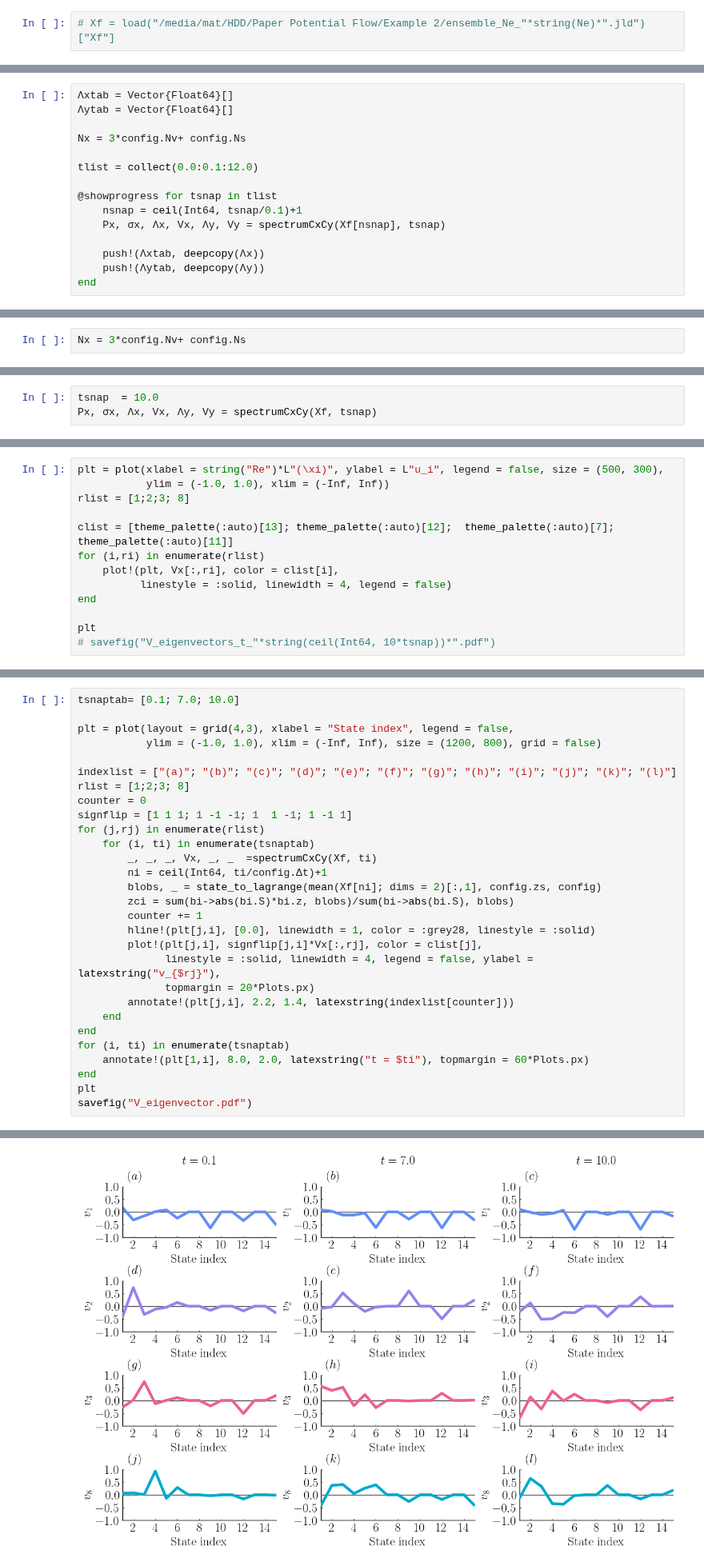
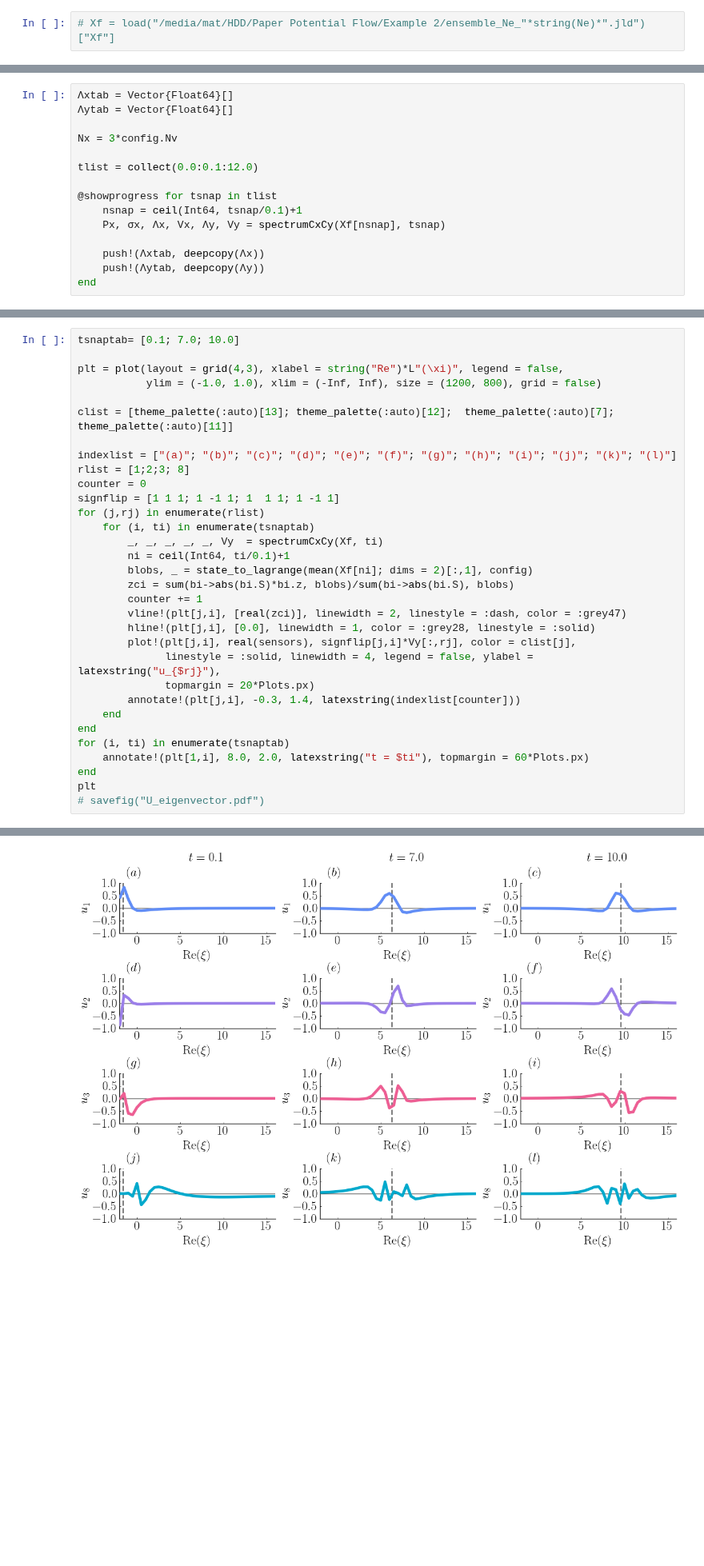
Before and after one commit to mleprovost/LowRankVortex.jl, a Jupyter notebook: example2/Figures Cx Cy EnKF.ipynb, the cells around one changed output, grey strips where cells are left out. Shown at 80% size. Drawn from its saved outputs; the diff is of its cells as text; blank space fills up the shorter version.

```diff
--- a/example2/Figures Cx Cy EnKF.ipynb
+++ b/example2/Figures Cx Cy EnKF.ipynb
@@ -312,7 +297,7 @@ Xf = load("/media/mat/HDD/LowRankVortex.jl/example2/ensemble_reduced_Xf_EnKF_Ne_
 Λxtab = Vector{Float64}[]
 Λytab = Vector{Float64}[]
 
-Nx = 3*config.Nv+ config.Ns
+Nx = 3*config.Nv
 
 tlist = collect(0.0:0.1:12.0)
 
@@ -593,2 +549,0 @@ savefig("example2_energy_spectrum.pdf")
-# %%
-Nx = 3*config.Nv+ config.Ns
@@ -768,3 +662,0 @@ spectrumCxCy (generic function with 1 method)
-# %%
-tsnap  = 10.0
-Px, σx, Λx, Vx, Λy, Vy = spectrumCxCy(Xf, tsnap)
@@ -941,13 +662,0 @@ color_palette
-# %%
-plt = plot(xlabel = string("Re")*L"(\xi)", ylabel = L"u_i", legend = false, size = (500, 300),
-           ylim = (-1.0, 1.0), xlim = (-Inf, Inf))
-rlist = [1;2;3; 8]
-
-clist = [theme_palette(:auto)[13]; theme_palette(:auto)[12];  theme_palette(:auto)[7];  theme_palette(:auto)[11]]
-for (i,ri) in enumerate(rlist)
-    plot!(plt, Vx[:,ri], color = clist[i],
-          linestyle = :solid, linewidth = 4, legend = false)
-end
-
-plt
-# savefig("V_eigenvectors_t_"*string(ceil(Int64, 10*tsnap))*".pdf")
@@ -1014,30 +694,33 @@ clist
 # %%
 tsnaptab= [0.1; 7.0; 10.0]
 
-plt = plot(layout = grid(4,3), xlabel = "State index", legend = false,
+plt = plot(layout = grid(4,3), xlabel = string("Re")*L"(\xi)", legend = false,
            ylim = (-1.0, 1.0), xlim = (-Inf, Inf), size = (1200, 800), grid = false)
+
+clist = [theme_palette(:auto)[13]; theme_palette(:auto)[12];  theme_palette(:auto)[7];  theme_palette(:auto)[11]]
 
 indexlist = ["(a)"; "(b)"; "(c)"; "(d)"; "(e)"; "(f)"; "(g)"; "(h)"; "(i)"; "(j)"; "(k)"; "(l)"]
 rlist = [1;2;3; 8]
 counter = 0
-signflip = [1 1 1; 1 -1 -1; 1  1 -1; 1 -1 1]
+signflip = [1 1 1; 1 -1 1; 1  1 1; 1 -1 1]
 for (j,rj) in enumerate(rlist)
     for (i, ti) in enumerate(tsnaptab)
-        _, _, _, Vx, _, _  =spectrumCxCy(Xf, ti)
-        ni = ceil(Int64, ti/config.Δt)+1
-        blobs, _ = state_to_lagrange(mean(Xf[ni]; dims = 2)[:,1], config.zs, config)
+        _, _, _, _, _, Vy  = spectrumCxCy(Xf, ti)
+        ni = ceil(Int64, ti/0.1)+1
+        blobs, _ = state_to_lagrange(mean(Xf[ni]; dims = 2)[:,1], config)
         zci = sum(bi->abs(bi.S)*bi.z, blobs)/sum(bi->abs(bi.S), blobs)
         counter += 1
+        vline!(plt[j,i], [real(zci)], linewidth = 2, linestyle = :dash, color = :grey47)
         hline!(plt[j,i], [0.0], linewidth = 1, color = :grey28, linestyle = :solid)
-        plot!(plt[j,i], signflip[j,i]*Vx[:,rj], color = clist[j],
-              linestyle = :solid, linewidth = 4, legend = false, ylabel = latexstring("v_{$rj}"),
+        plot!(plt[j,i], real(sensors), signflip[j,i]*Vy[:,rj], color = clist[j],
+              linestyle = :solid, linewidth = 4, legend = false, ylabel = latexstring("u_{$rj}"),
               topmargin = 20*Plots.px)
-        annotate!(plt[j,i], 2.2, 1.4, latexstring(indexlist[counter]))
+        annotate!(plt[j,i], -0.3, 1.4, latexstring(indexlist[counter]))
     end
 end
 for (i, ti) in enumerate(tsnaptab)
     annotate!(plt[1,i], 8.0, 2.0, latexstring("t = $ti"), topmargin = 60*Plots.px)
 end
 plt
-savefig("V_eigenvector.pdf")
+# savefig("U_eigenvector.pdf")
 # %% [output]
@@ -1055 +727 @@ savefig("V_eigenvector.pdf")
-[figure, old version]
+[figure, new version]
```
Also changed, not shown: parts of 37 cells of this notebook, 2 other files.
